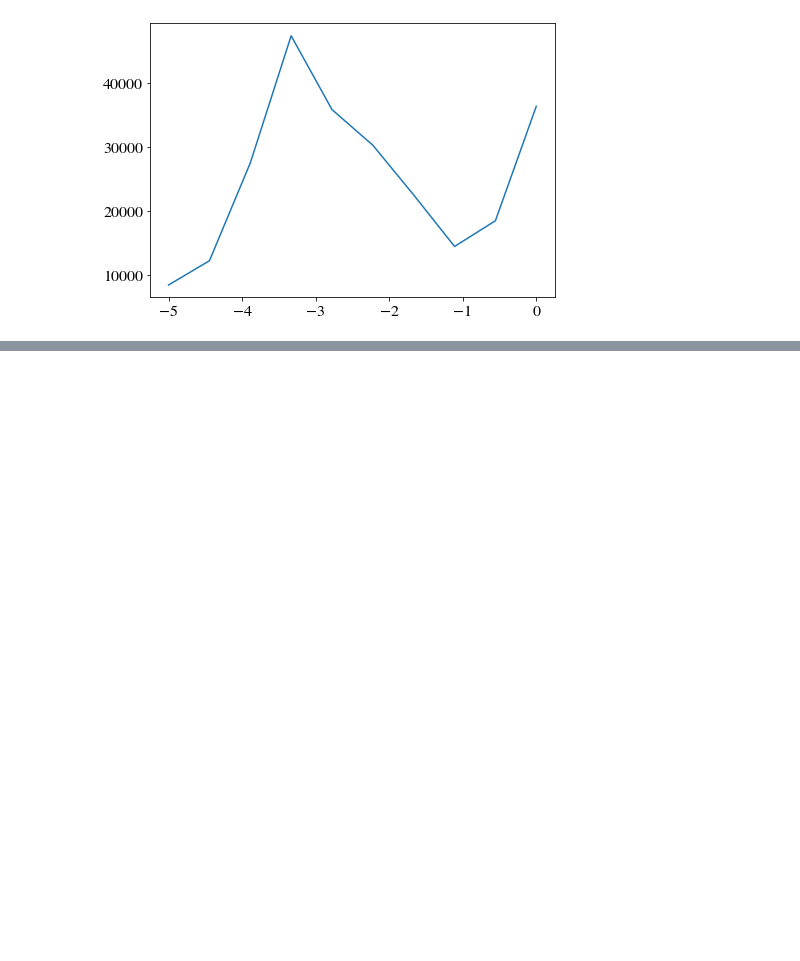
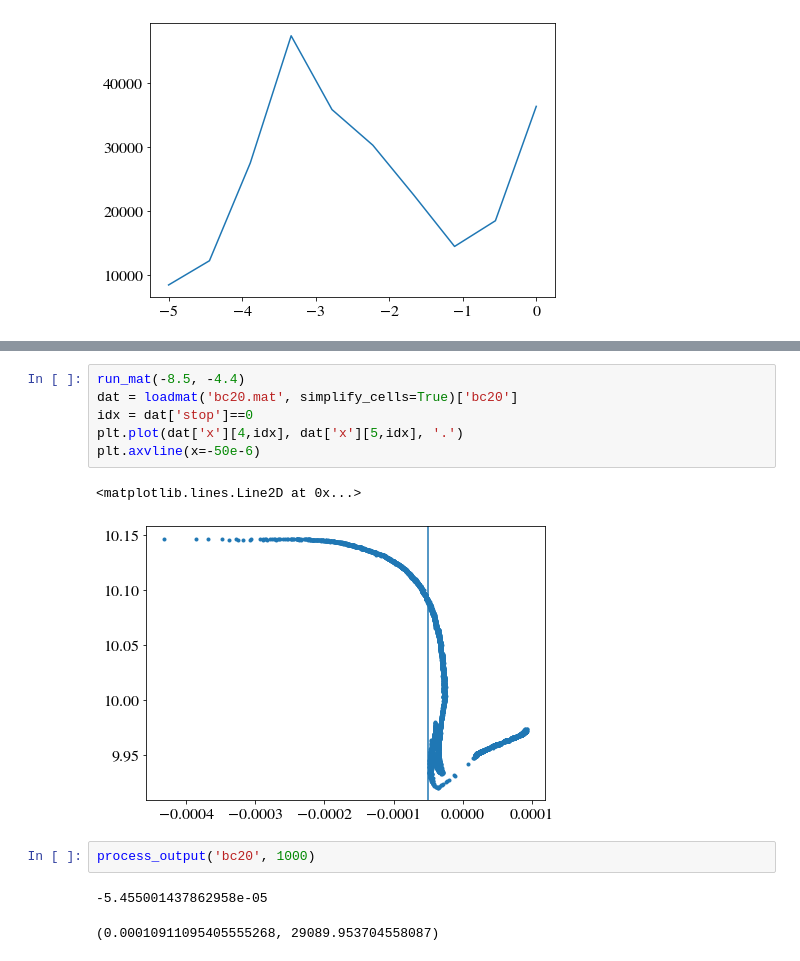
Before and after one commit to riverr2/FACET-II-Lucretia, a Jupyter notebook: Bunch Separation Phase Scan.ipynb, the cells around one changed output, grey strips where cells are left out. Saved outputs shown, nothing was run; the diff lists cells and outputs as text; blank space fills up the shorter version.

```diff
--- a/Bunch Separation Phase Scan.ipynb
+++ b/Bunch Separation Phase Scan.ipynb
@@ -128,0 +172,14 @@ plt.plot(zs, charge)
+# %%
+run_mat(-8.5, -4.4)
+dat = loadmat('bc20.mat', simplify_cells=True)['bc20']
+idx = dat['stop']==0
+plt.plot(dat['x'][4,idx], dat['x'][5,idx], '.')
+plt.axvline(x=-50e-6)
+# %% [output]
+<matplotlib.lines.Line2D at 0x...>
+[figure, added]
+# %%
+process_output('bc20', 1000)
+# %% [output]
+-5.455001437862958e-05
+(0.00010911095405555268, 29089.953704558087)
```
Also changed, not shown: parts of 17 cells of this notebook, 55 other files.
